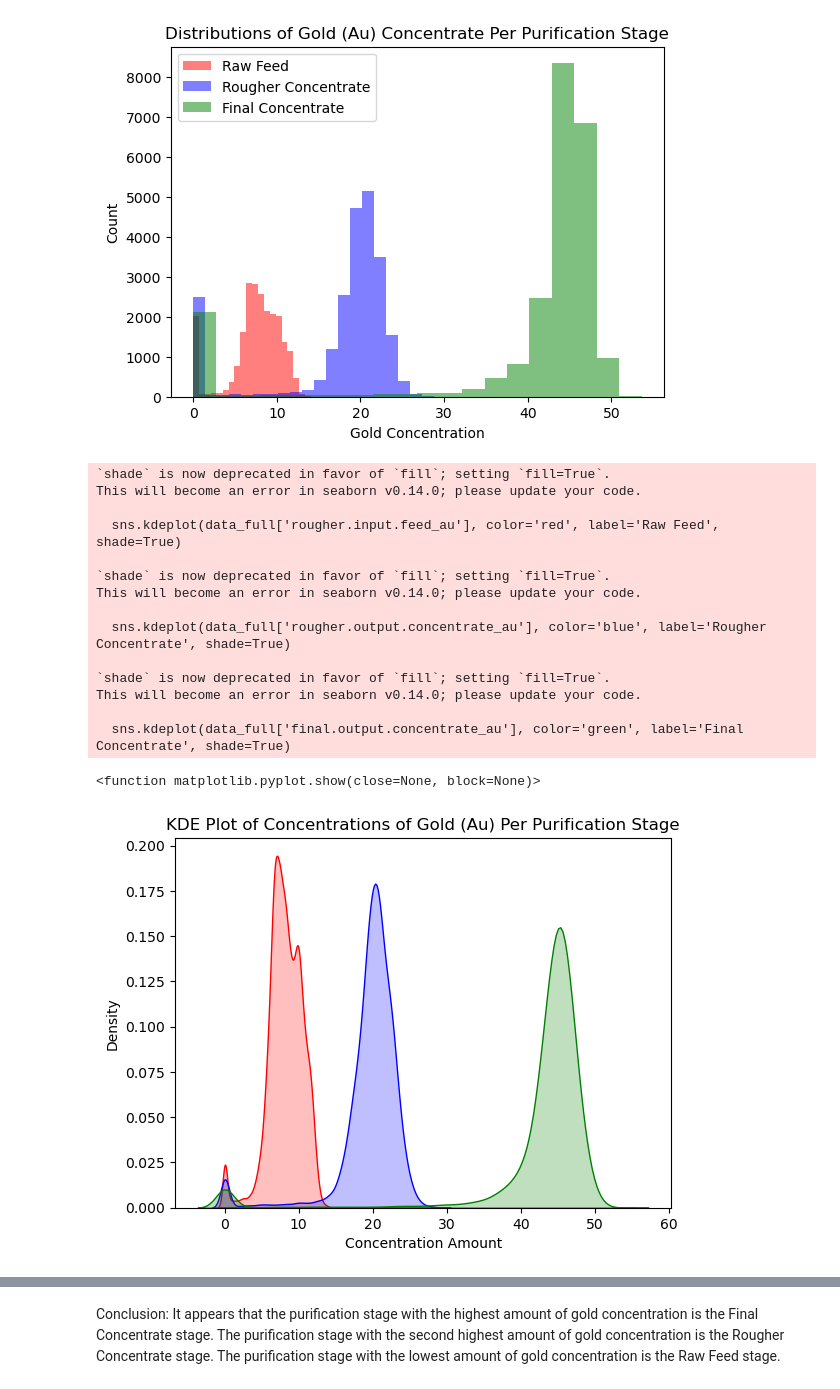
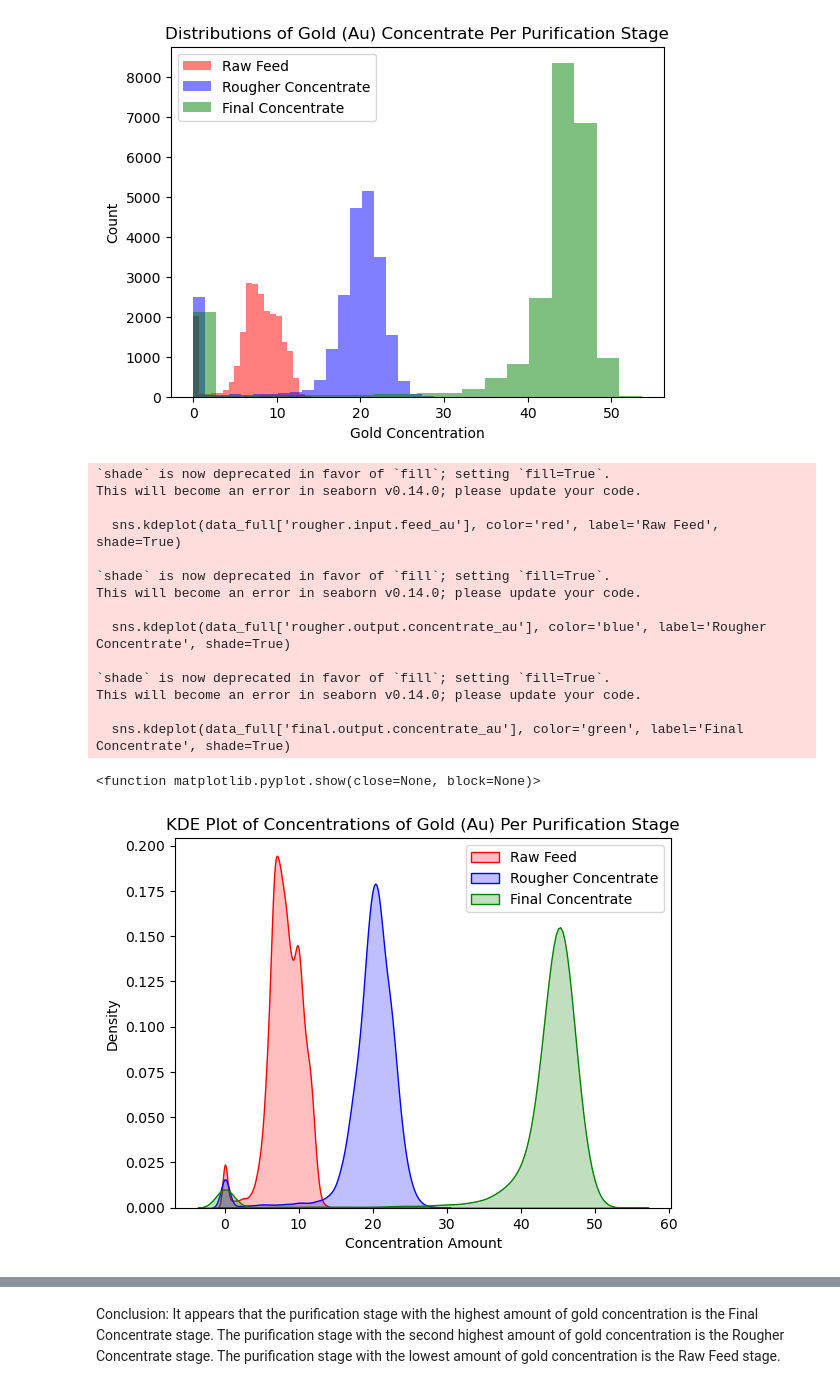
Before and after one commit to BLacuesta3/Sprint-10-Project, a Jupyter notebook: Sprint 10 Project Notebook.ipynb, the cells around one changed output, grey strips where cells are left out. Saved outputs shown, nothing was run; the diff lists cells and outputs as text; code cells hidden in the pictures.

```diff
--- a/Sprint 10 Project Notebook.ipynb
+++ b/Sprint 10 Project Notebook.ipynb
@@ -587,27 +587,28 @@ plt.show()
 # %%
 sns.kdeplot(data_full['rougher.input.feed_au'], color='red', label='Raw Feed', shade=True)
 sns.kdeplot(data_full['rougher.output.concentrate_au'], color='blue', label='Rougher Concentrate', shade=True)
 sns.kdeplot(data_full['final.output.concentrate_au'], color='green', label='Final Concentrate', shade=True)
 
 plt.xlabel("Concentration Amount")
 plt.title("KDE Plot of Concentrations of Gold (Au) Per Purification Stage")
+plt.legend(loc='upper right')
 plt.tight_layout
 
 plt.show
 # %% [output]
 `shade` is now deprecated in favor of `fill`; setting `fill=True`.
 This will become an error in seaborn v0.14.0; please update your code.
 
   sns.kdeplot(data_full['rougher.input.feed_au'], color='red', label='Raw Feed', shade=True)
 
 `shade` is now deprecated in favor of `fill`; setting `fill=True`.
 This will become an error in seaborn v0.14.0; please update your code.
 
   sns.kdeplot(data_full['rougher.output.concentrate_au'], color='blue', label='Rougher Concentrate', shade=True)
 
 `shade` is now deprecated in favor of `fill`; setting `fill=True`.
 This will become an error in seaborn v0.14.0; please update your code.
 
   sns.kdeplot(data_full['final.output.concentrate_au'], color='green', label='Final Concentrate', shade=True)
 <function matplotlib.pyplot.show(close=None, block=None)>
-[figure, old version]
+[figure, new version]
```
Also changed, not shown: parts of 5 cells of this notebook.
